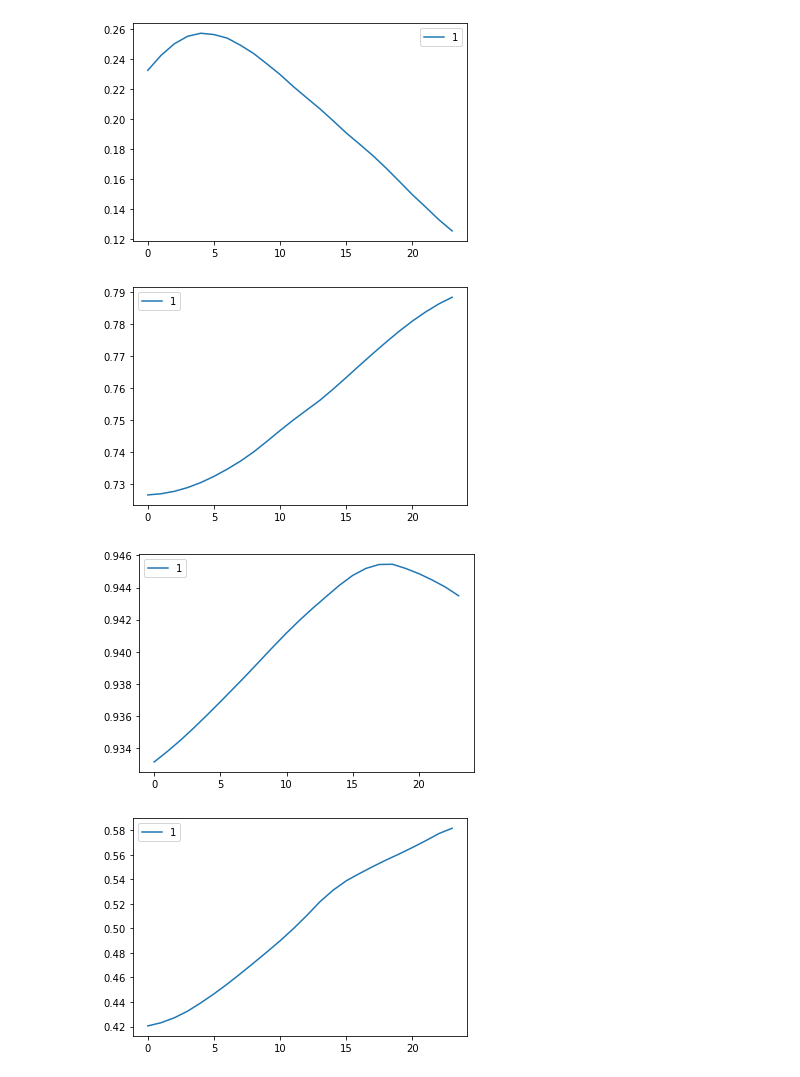
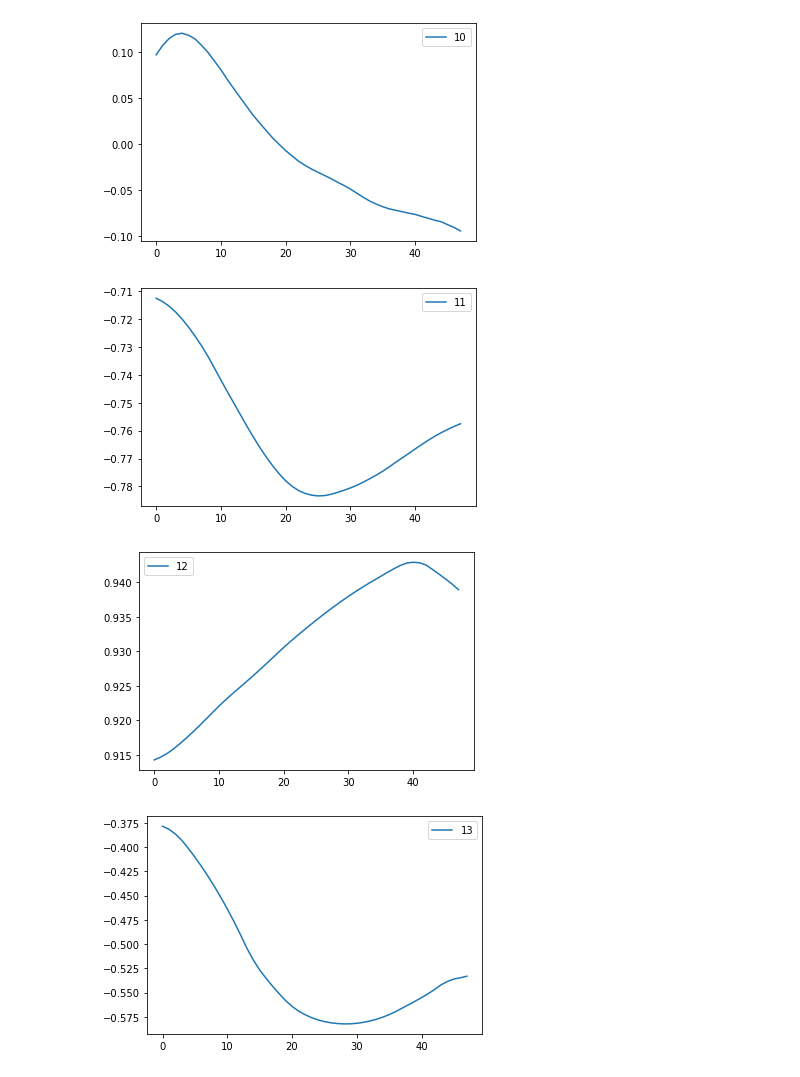
Before and after one commit to chenxd2/DSI-KPMG-Capstone, a Jupyter notebook: Lagging Correlation.ipynb, the cells around one changed output. Saved outputs shown, nothing was run; the diff lists cells and outputs as text; code cells hidden in the pictures.

```diff
--- a/Lagging Correlation.ipynb
+++ b/Lagging Correlation.ipynb
@@ -45,9 +45,10 @@ def series_to_supervised(data, n_in=1, n_out=1, dropnan=True, if_target=True):
         agg.dropna(inplace=True)
     return agg
 # %%
-df_lagged = series_to_supervised(df, n_in=1, n_out=24, dropnan=True, if_target=True)
+n=48
+df_lagged = series_to_supervised(df, n_in=1, n_out=n, dropnan=True, if_target=True)
 # %%
-for i in range(24):
+for i in range(n):
     df_lagged.drop(df_lagged.columns[range(df_lagged.shape[1]-12-i,df_lagged.shape[1]-i)], axis=1, inplace=True)
 # %%
 list(df_lagged.columns)
@@ -79,9 +80,12 @@ for i in range(2,14):
     corr_lst = df_lagged.corr(method='pearson')['var'+ str(i) + '(t-1)'].iloc[13:]
     corr_lst_abs = [abs(j) for j in corr_lst]
     plt.figure(figsize = (6,4))
-    plt.plot(range(24),corr_lst_abs)
-    plt.legend(str(i))
+    plt.plot(range(n),corr_lst,label = str(i))
+    plt.legend()
     plt.show()
-    lag = np.argmax(corr_lst_abs) + 1
+    if i in range(2,11):
+        lag = np.argmax(corr_lst) + 1
+    else:
+        lag = np.argmax(corr_lst_abs) + 1
     best_lag['var'+ str(i)] = lag
 # %% [output]
@@ -96,7 +100,7 @@ for i in range(2,14):
-[figure, old version]
+[figure, new version]
-[figure, old version]
+[figure, new version]
-[figure, old version]
+[figure, new version]
-[figure, old version]
+[figure, new version]
 # %%
 best_lag
 # %% [output]
```
Also changed, not shown: parts of 3 cells of this notebook, 1 other file.
